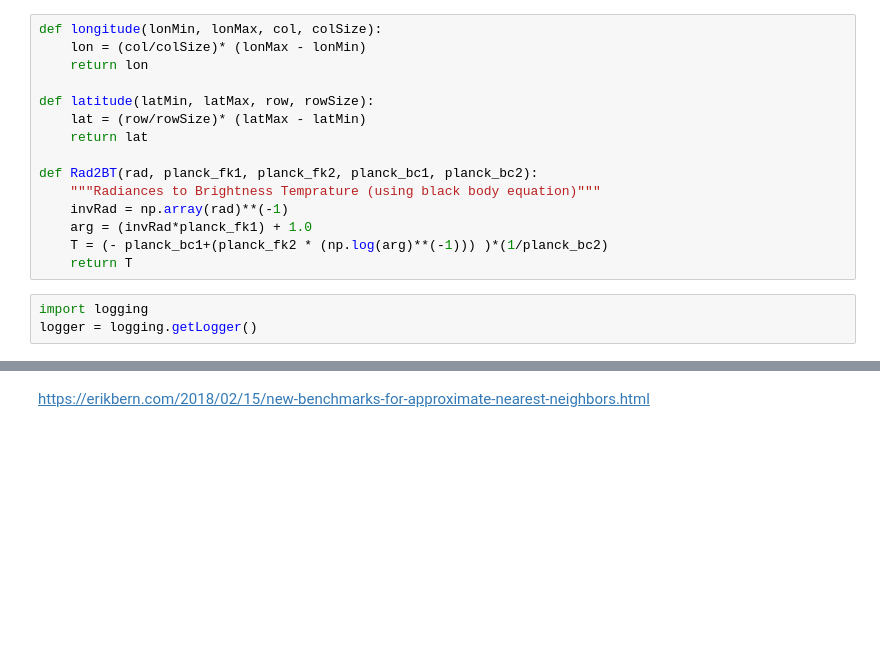
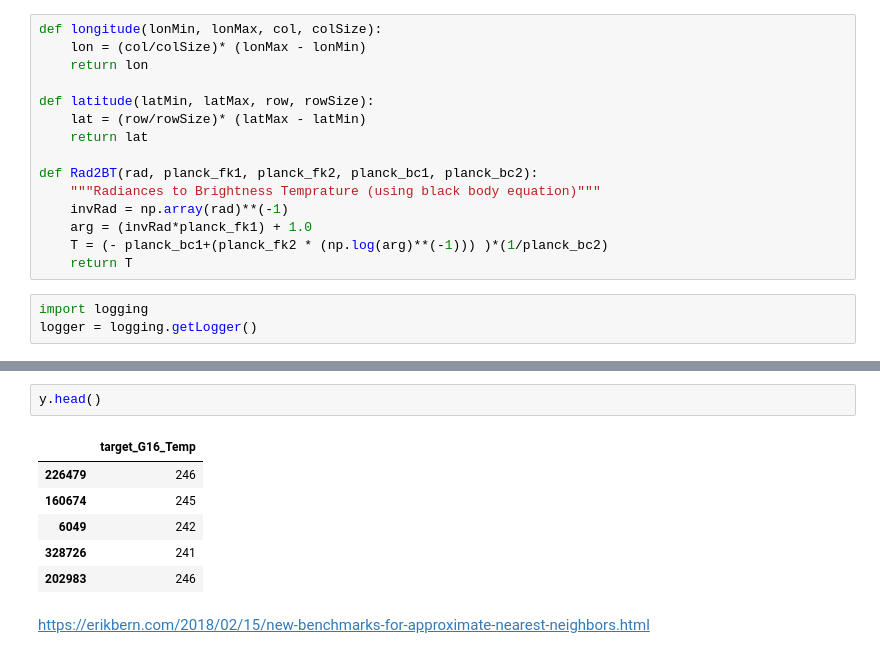
Before and after one commit to adomakor412/GOEScode, a Jupyter notebook: MachineLearning.ipynb, the cells around one changed output, grey strips where cells are left out. Drawn from its saved outputs; the diff is of its cells as text; blank space fills up the shorter version.

```diff
--- a/MachineLearning.ipynb
+++ b/MachineLearning.ipynb
@@ -129,3 +180,12 @@ y = dfSample["target_G16_Temp"]
+# %%
+y.head()
+# %% [output]
+|  | target_G16_Temp |
+| 226479 | 246 |
+| 160674 | 245 |
+| 6049 | 242 |
+| 328726 | 241 |
+| 202983 | 246 |
 # %% [markdown]
 https://erikbern.com/2018/02/15/new-benchmarks-for-approximate-nearest-neighbors.html
 # %%
```
Also changed, not shown: parts of 11 cells of this notebook, 1 other file.
